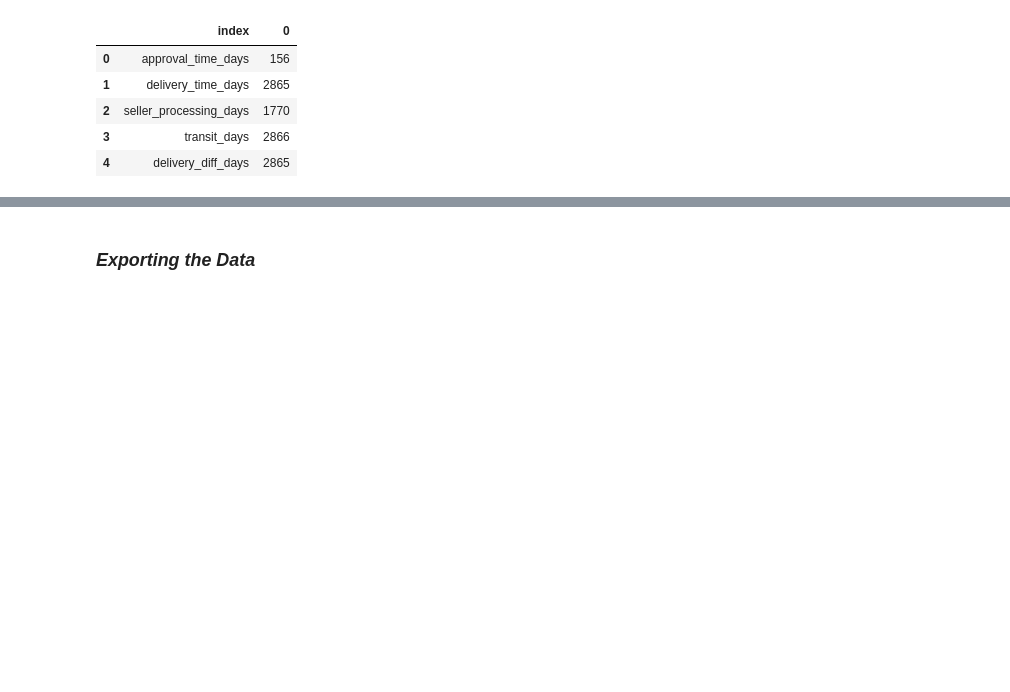
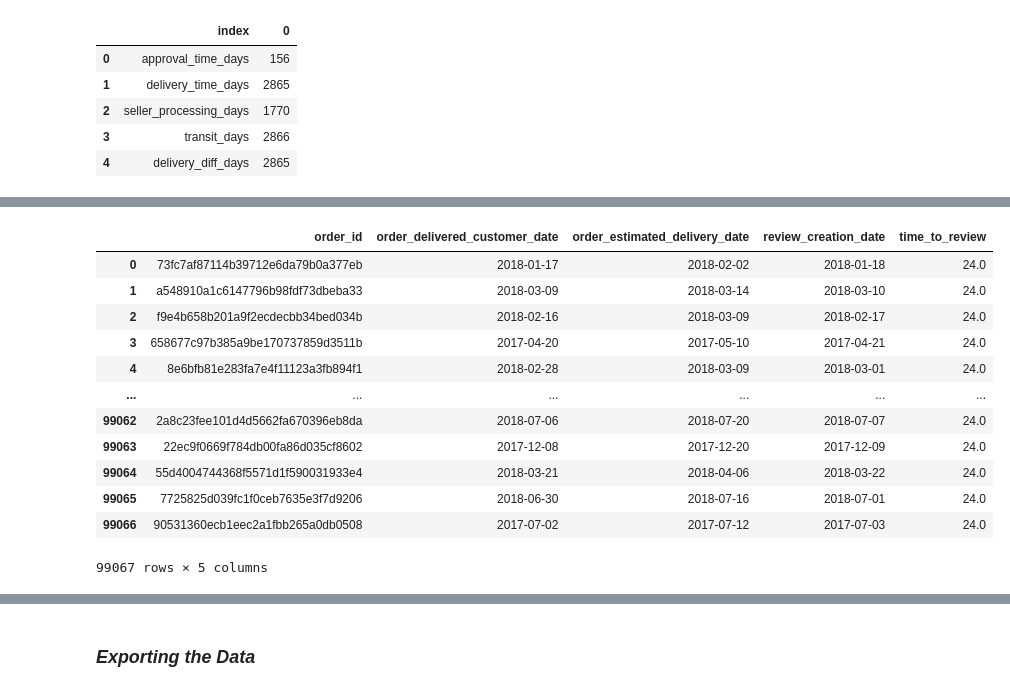
Before and after one commit to IamRaNo/data-analytics-projects, a Jupyter notebook: inside_olist_review_analysis/jupyter_notebooks/03_data_preparation.ipynb, the cells around one changed output, grey strips where cells are left out. Cells and saved outputs as stored; diff of their text form; code cells hidden in the pictures; blank space fills up the shorter version.

```diff
--- a/inside_olist_review_analysis/jupyter_notebooks/03_data_preparation.ipynb
+++ b/inside_olist_review_analysis/jupyter_notebooks/03_data_preparation.ipynb
@@ -413,0 +411,4 @@ data.head()
+# %%
+order_review_date = F.sql('select distinct order_id,review_creation_date from order_reviews')
+# %%
+temp = order_delivery_date.merge(order_review_date,on = 'order_id',how= 'right')
@@ -413,0 +441,16 @@ data.head()
+# %%
+temp
+# %% [output]
+|  | order_id | order_delivered_customer_date | order_estimated_delivery_date | review_creation_date | time_to_review |
+| 0 | 73fc7af87114b39712e6da79b0a377eb | 2018-01-17 | 2018-02-02 | 2018-01-18 | 24.0 |
+| 1 | a548910a1c6147796b98fdf73dbeba33 | 2018-03-09 | 2018-03-14 | 2018-03-10 | 24.0 |
+| 2 | f9e4b658b201a9f2ecdecbb34bed034b | 2018-02-16 | 2018-03-09 | 2018-02-17 | 24.0 |
+| 3 | 658677c97b385a9be170737859d3511b | 2017-04-20 | 2017-05-10 | 2017-04-21 | 24.0 |
+| 4 | 8e6bfb81e283fa7e4f11123a3fb894f1 | 2018-02-28 | 2018-03-09 | 2018-03-01 | 24.0 |
+| ... | ... | ... | ... | ... | ... |
+| 99062 | 2a8c23fee101d4d5662fa670396eb8da | 2018-07-06 | 2018-07-20 | 2018-07-07 | 24.0 |
+| 99063 | 22ec9f0669f784db00fa86d035cf8602 | 2017-12-08 | 2017-12-20 | 2017-12-09 | 24.0 |
+| 99064 | 55d4004744368f5571d1f590031933e4 | 2018-03-21 | 2018-04-06 | 2018-03-22 | 24.0 |
+| 99065 | 7725825d039fc1f0ceb7635e3f7d9206 | 2018-06-30 | 2018-07-16 | 2018-07-01 | 24.0 |
+| 99066 | 90531360ecb1eec2a1fbb265a0db0508 | 2017-07-02 | 2017-07-12 | 2017-07-03 | 24.0 |
+99067 rows × 5 columns
```
Also changed, not shown: parts of 25 cells of this notebook, 2 other files.
